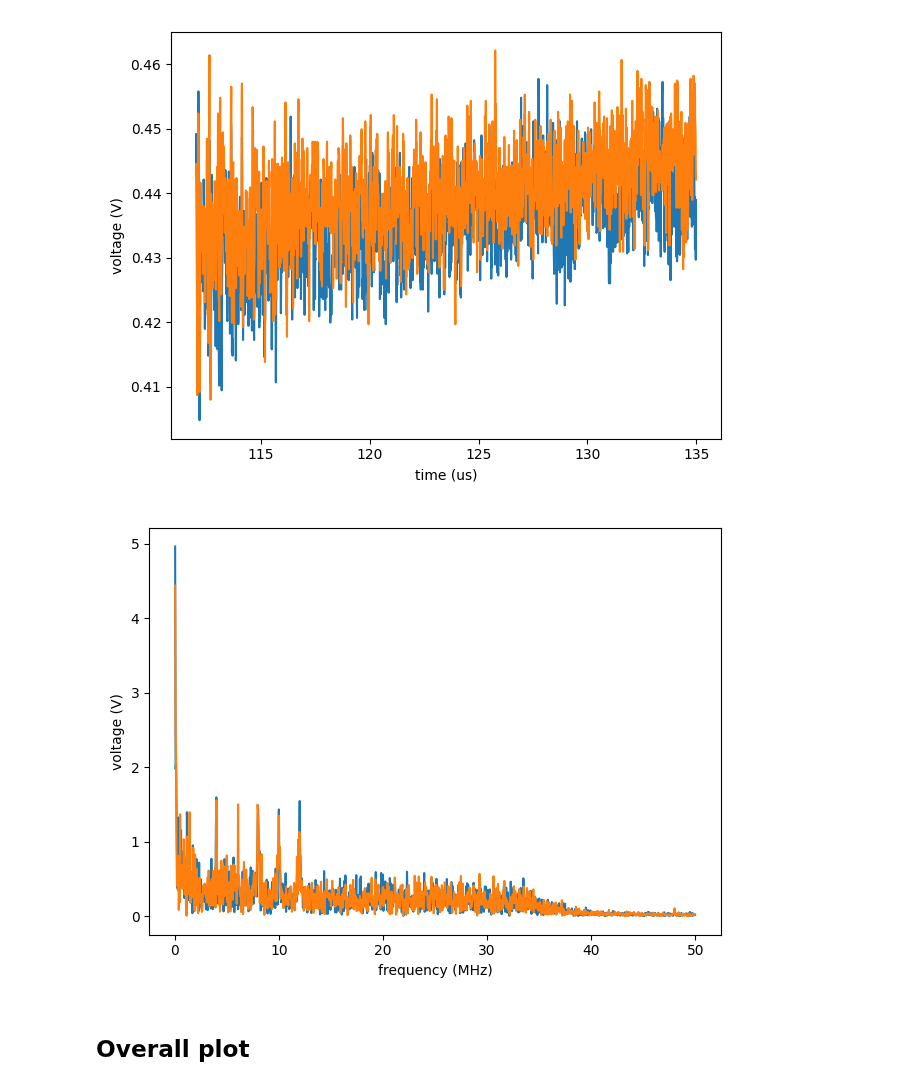
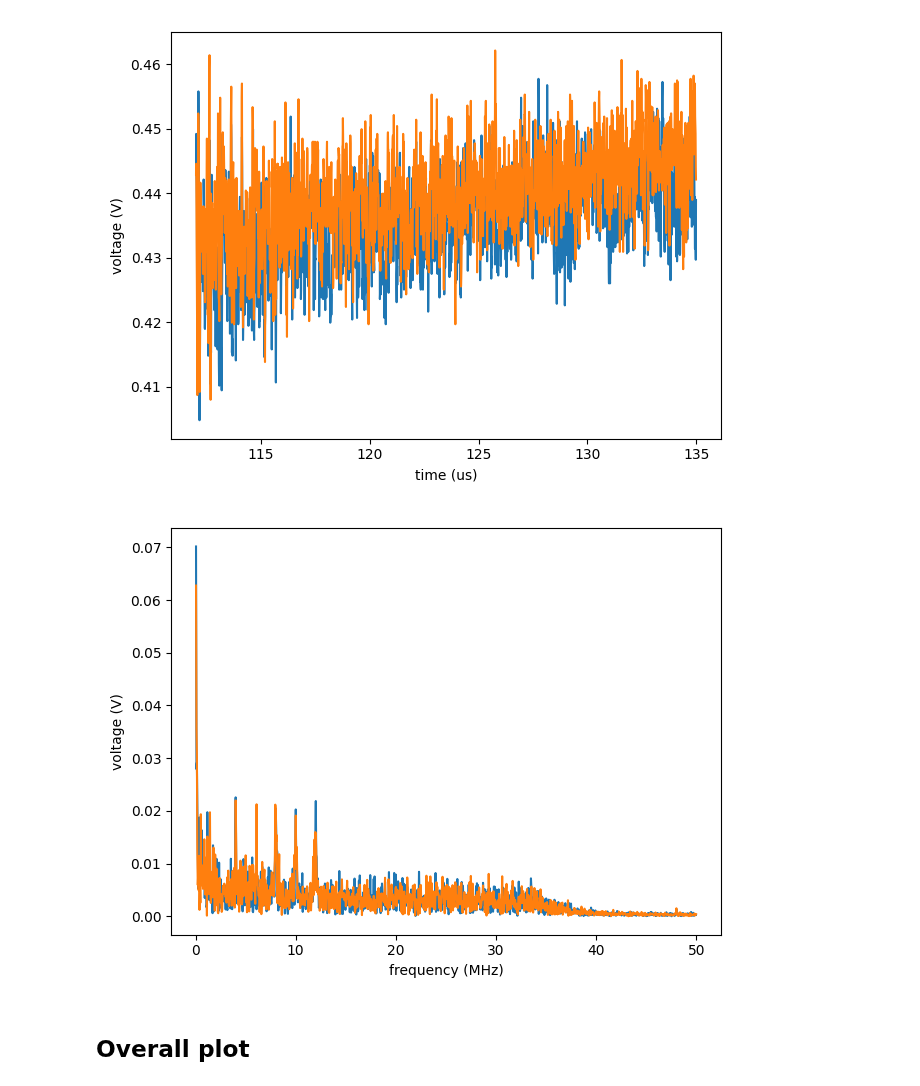
Before and after one commit to vuthalab/onix, a Jupyter notebook: analysis/free_induction_decay_antihole.ipynb, the cells around one changed output. Drawn from its saved outputs; the diff is of its cells as text; code cells hidden in the pictures.

```diff
--- a/analysis/free_induction_decay_antihole.ipynb
+++ b/analysis/free_induction_decay_antihole.ipynb
@@ -50,18 +50,19 @@ plt.show()
 # %%
 fig, ax = plt.subplots()
 for kk in range(len(data["transmissions_avg"])):
     times = np.arange(len(data["transmissions_avg"][kk])) / header["params"]["digitizer"]["sample_rate"] * 1e6
     mask = times > start_time
-    ys = np.fft.rfft(data["transmissions_avg"][kk][mask])[1:]
-    fs = np.fft.rfftfreq(len(data["transmissions_avg"][kk][mask]), d=times[1]-times[0])[1:]
+    time_resolution = times[1] - times[0]
+    ys = np.sqrt(2) * np.fft.rfft(data["transmissions_avg"][kk][mask])[1:] * time_resolution
+    fs = np.fft.rfftfreq(len(data["transmissions_avg"][kk][mask]), d=time_resolution)[1:]
     ax.plot(fs, np.abs(ys))
 
 ax.set_xlabel("frequency (MHz)")
 ax.set_ylabel("voltage (V)")
 plt.tight_layout()
 plt.show()
 # %% [output]
-[figure, old version]
+[figure, new version]
 # %% [markdown]
 ## Overall plot
 # %%
```
Also changed, not shown: 4 other files.
